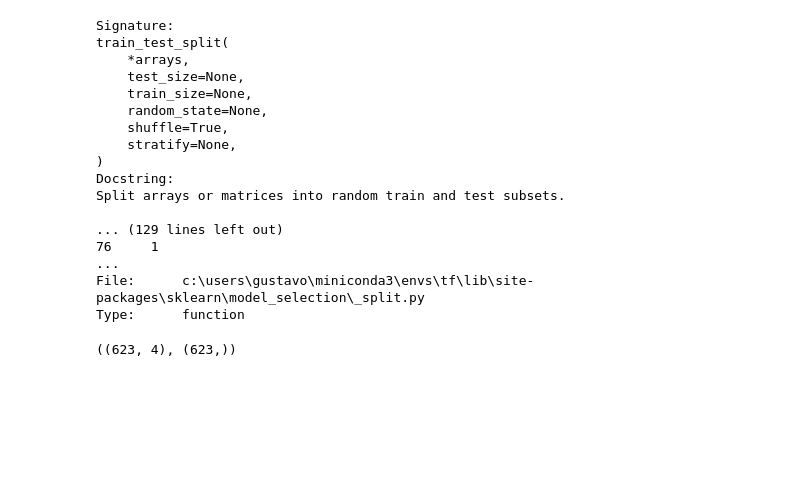
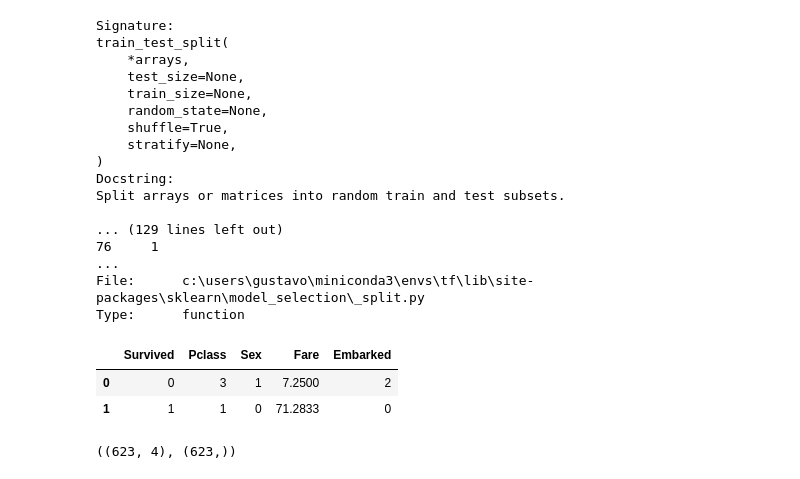
Before and after one commit to mcardinalian/IA-FIC-IFSP, a Jupyter notebook: Aula_05/Aula05_KNN_Bayes.ipynb, the cells around one changed output. Drawn from its saved outputs; the diff is of its cells as text; code cells hidden in the pictures; blank space fills up the shorter version.

```diff
--- a/Aula_05/Aula05_KNN_Bayes.ipynb
+++ b/Aula_05/Aula05_KNN_Bayes.ipynb
@@ -203,6 +221,12 @@ Split arrays or matrices into random train and test subsets.
 ...
 File:      c:\users\gustavo\miniconda3\envs\tf\lib\site-packages\sklearn\model_selection\_split.py
 Type:      function
+# %%
+df_train.head(2)
+# %% [output]
+|  | Survived | Pclass | Sex | Fare | Embarked |
+| 0 | 0 | 3 | 1 | 7.2500 | 2 |
+| 1 | 1 | 1 | 0 | 71.2833 | 0 |
 # %%
 X = df_train.iloc[:, 1:5].values
 y = df_train.iloc[:, 0].values
```
Also changed, not shown: parts of 14 cells of this notebook, 3 other files.
